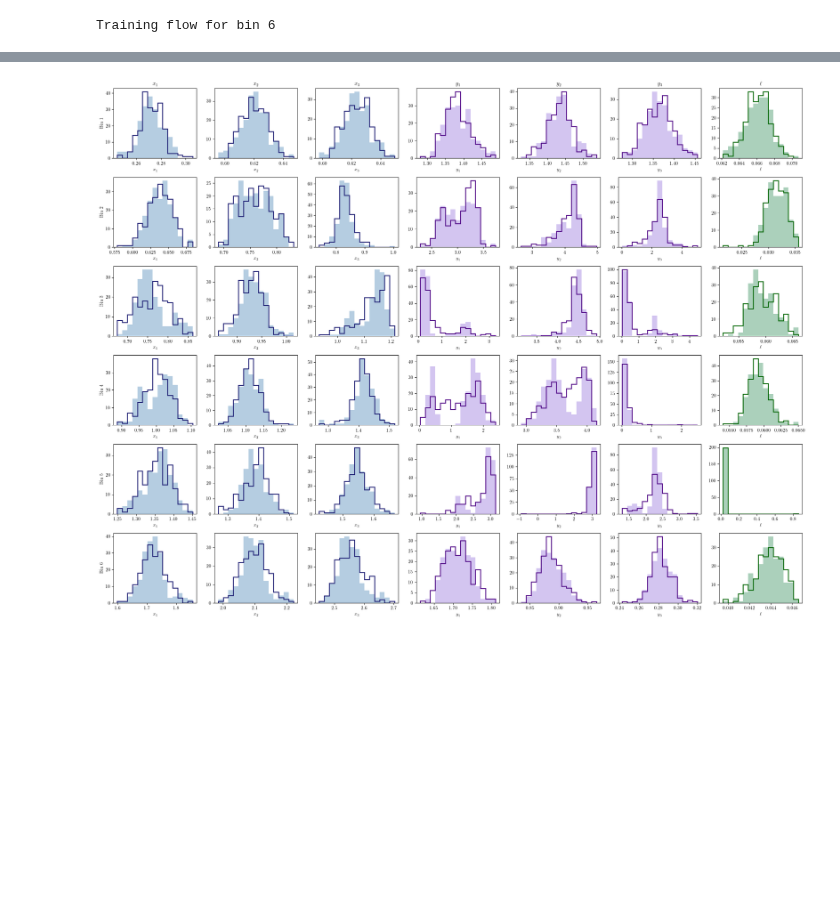
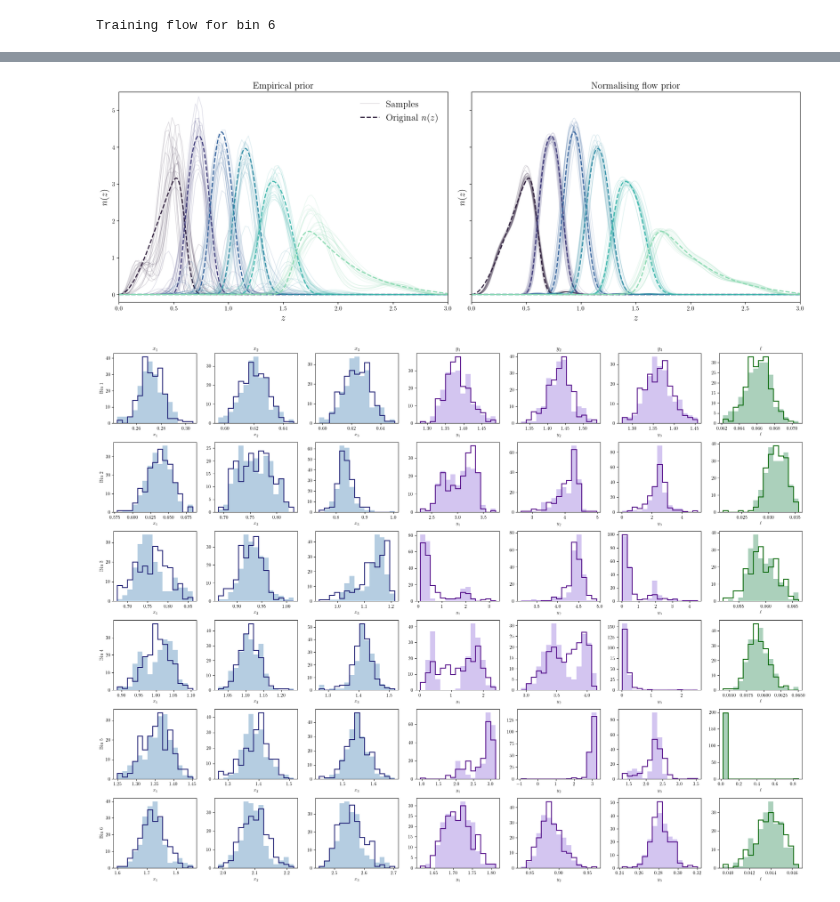
Before and after one commit to jipdebuck/binz, a Jupyter notebook: notebooks/norm_flow.ipynb, the cells around one changed output, grey strips where cells are left out. Drawn from its saved outputs; the diff is of its cells as text; code cells hidden in the pictures; blank space fills up the shorter version.

```diff
--- a/notebooks/norm_flow.ipynb
+++ b/notebooks/norm_flow.ipynb
@@ -770,3 +836,92 @@ Amount of realisations skipped: 1
+# %%
+n_samples = 20
+
+fig, axes = plt.subplots(1, 2, figsize=(17, 6), sharey=True)
+palette = sns.color_palette("mako", 6)
+z_pred_res = z_pred.reshape(-1, 1)
+
+ax = axes[0]
+
+for j, nz in enumerate(n_meds):
+
+
+    for s in range(n_samples):
+        x_sample = np.array(x_nodes_all[j]) + rng.uniform(-delta, delta, len(x_nodes_all[j]))
+        y_sample = np.array(y_nodes_all[j]) + rng.uniform(-delta, delta, len(y_nodes_all[j]))
+        order = np.argsort(x_sample)
+        x_sample = x_sample[order]
+        y_sample = y_sample[order]
+
+        x_tmp = list(x_nodes_all)
+        y_tmp = list(y_nodes_all)
+        x_tmp[j] = x_sample
+        y_tmp[j] = y_sample
+
+        corr_len_sample = rng.uniform(0.05, 0.08)
+        y_pred_sample = reconstruct_all_bins_square(
+            z_pred, x_tmp, y_tmp, corr_len=corr_len_sample
+        )
+        y_pred_sample_norm = resample_dndz_gp(
+            y_pred_sample, z_pred_res, zs
+        )
+
+        ax.plot(zs, y_pred_sample_norm[j], color=palette[j], alpha=0.17, lw=1, label='Samples' if j == 0 and s == 0 else None)
+    ax.plot(
+            z_nz, dndz_she_norm[j + 1], '--',
+            color=palette[j], alpha=1, lw=2,
+            label="Original $n(z)$" if j == 0 else None
+        )
+
+ax.set_xlabel(r"$z$", fontsize=16)
+ax.set_ylabel(r"$n(z)$", fontsize=16)
+ax.set_xlim(0, 3)
+ax.set_ylim(-0.2, 4.5)
+ax.set_title("Empirical prior", fontsize=16)
+ax.legend(loc="upper right", fontsize=16, frameon=False)
+
+ax = axes[1]
+
+for b in range(len(flows)):
+    flow = flows[b]
+    mean = means[b]
+    std = stds[b]
+
+    U_flow_norm = flow.sample(n_samples).detach().numpy()
+    GP_flow = U_flow_norm * std + mean
+
+    x_flow = GP_flow[:, :3]
+    y_flow = GP_flow[:, 3:2*3]
+    ell_flow = GP_flow[:, 2*3]
+
+    for i in range(len(GP_flow)):
+        if ell_flow[i] < 0 or np.any(y_flow[i] < 0):
+            continue
+
+        y_pred = reconstruct_nz_from_nodes_gp_square(
+            z_pred, x_flow[i], y_flow[i],
+            z_bounds=(0.0, 3.0),
+            corr_len=ell_flow[i],
+            amp=0.04, alpha=0.0,
+            kernel_class=RBF, nu=1.5,
+            return_std=False
+        )
+
+        ax.plot(z_pred, y_pred, color=palette[b], alpha=0.17, lw=1)
+    ax.plot(
+            z_nz, dndz_she_norm[b + 1], '--',
+            color=palette[b], alpha=1, lw=2
+        )
+
+ax.set_xlabel(r"$z$", fontsize=16)
+ax.set_ylabel(r"$n(z)$", fontsize=16)
+ax.set_xlim(0, 3)
+ax.set_ylim(-0.2, 5.5)
+ax.set_title("Normalising flow prior", fontsize=16)
+
+plt.tight_layout()
+plt.savefig('/home/jipdebuck/thesis_plots/nz_comparison_flow.pdf', bbox_inches='tight')
+# %% [output]
+[figure, added]
 # %%
 GP_params_array = np.array(GP_params_all_bins)
 
```
Also changed, not shown: parts of 14 cells of this notebook.
